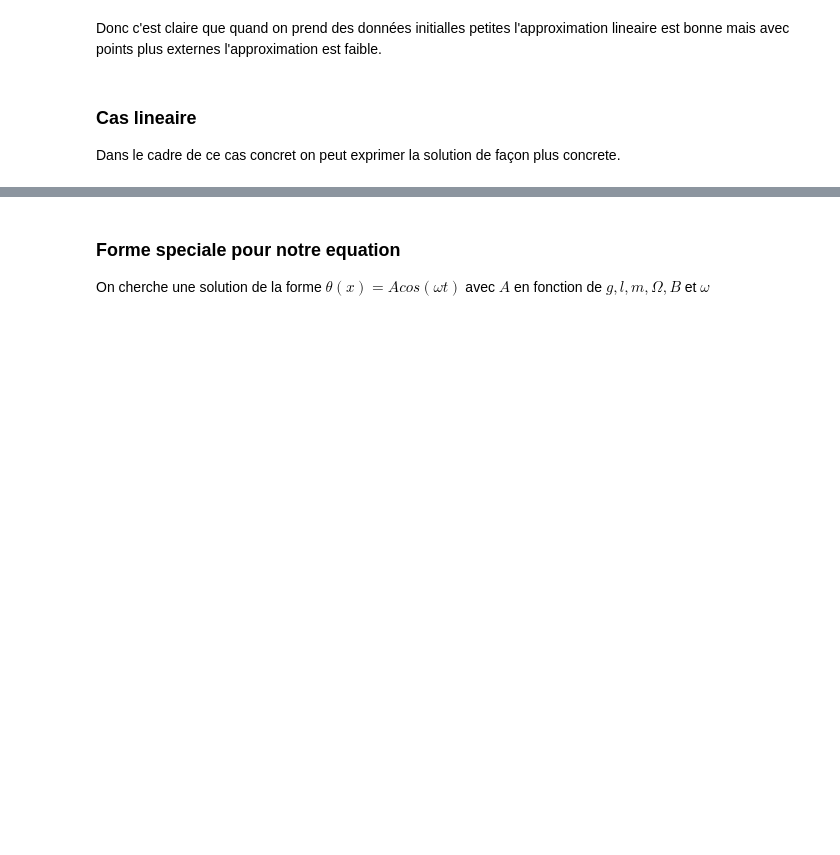
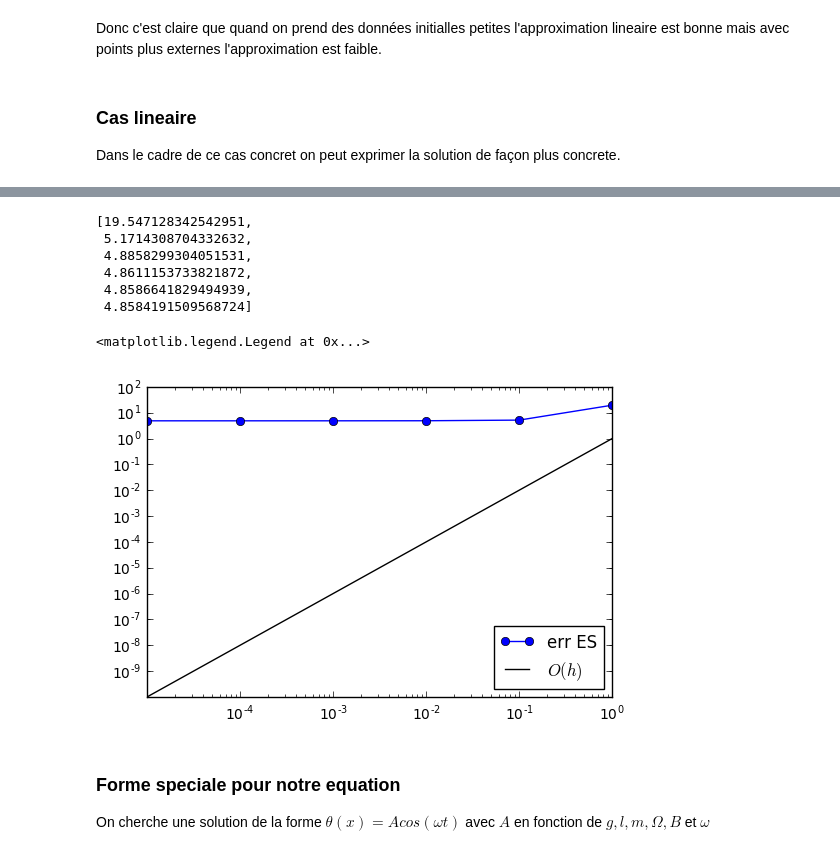
Before and after one commit to DiegoAsterio/equa-diff-3M236, a Jupyter notebook: 3M236_projet.ipynb, the cells around one changed output, grey strips where cells are left out. Drawn from its saved outputs; the diff is of its cells as text; code cells hidden in the pictures; blank space fills up the shorter version.

```diff
--- a/3M236_projet.ipynb
+++ b/3M236_projet.ipynb
@@ -133,3 +141,34 @@ maxim = max(trouver_max)
+# %%
+def trouver_max(x0,T,h_,f,pos,vel):
+    maxims = []
+    for h in h_:
+        tNL, xNL = EDO.EulerSymplectique(0,x0,T,h,f)
+        trouver_max = [abs(xNL[i][0] - pos(tNL[i])) + abs(xNL[i][1]-vel(tNL[i]))for i in range(len(tNL))]
+        maxims.append(max(trouver_max))
+    return maxims
+# %%
+T = 1
+x0 = [math.pi/2,0]
+h_ = [0.1**k for k in range(6)]
+maxim = trouver_max(x0,T,h_,g_L,pos,vel)
+h2 = [h**2 for h in h_]
+# %%
+maxim
+# %% [output]
+[19.547128342542951,
+ 5.1714308704332632,
+ 4.8858299304051531,
+ 4.8611153733821872,
+ 4.8586641829494939,
+ 4.8584191509568724]
+# %%
+plt.yscale('log')
+plt.xscale('log')
+plt.plot(h_,maxim,'-o',h_,h2,'-k')
+plt.legend(['err ES','$O(h)$','$O(h)$','$O(h^2)$','$O(h^3)$','$O(h^4)$'],loc=4)
+# %% [output]
+<matplotlib.legend.Legend at 0x...>
+[figure, added]
 # %% [markdown]
 ### Forme speciale pour notre equation
 
```
Also changed, not shown: parts of 10 cells of this notebook.
